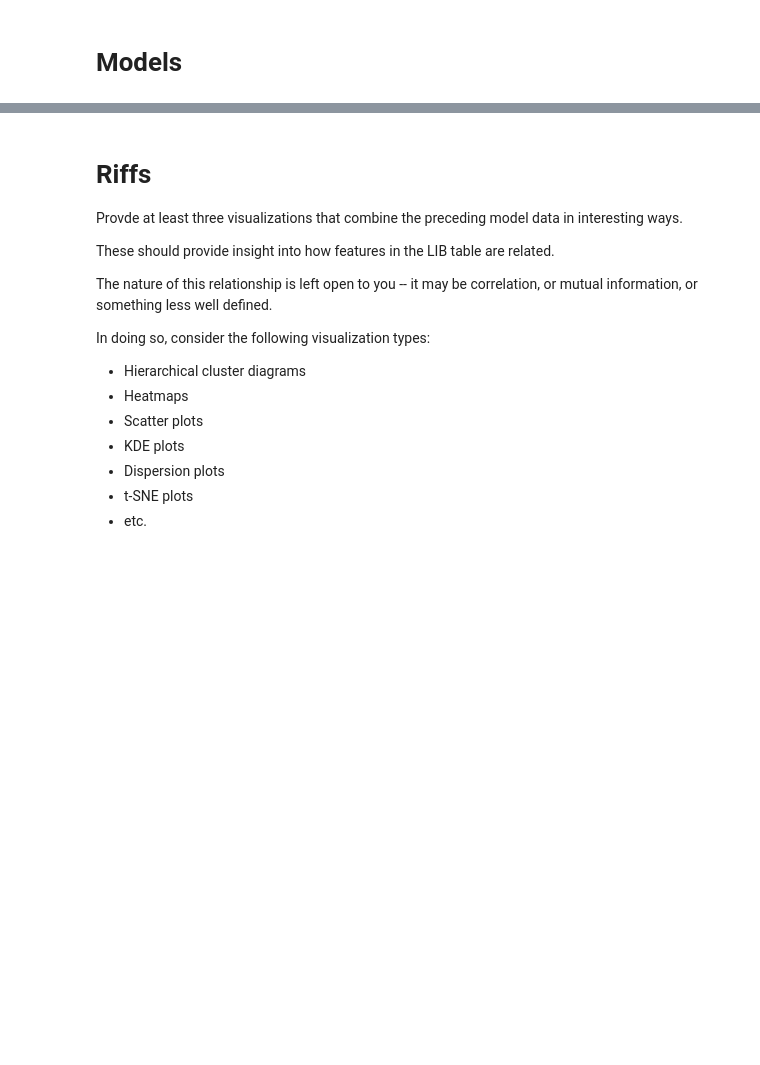
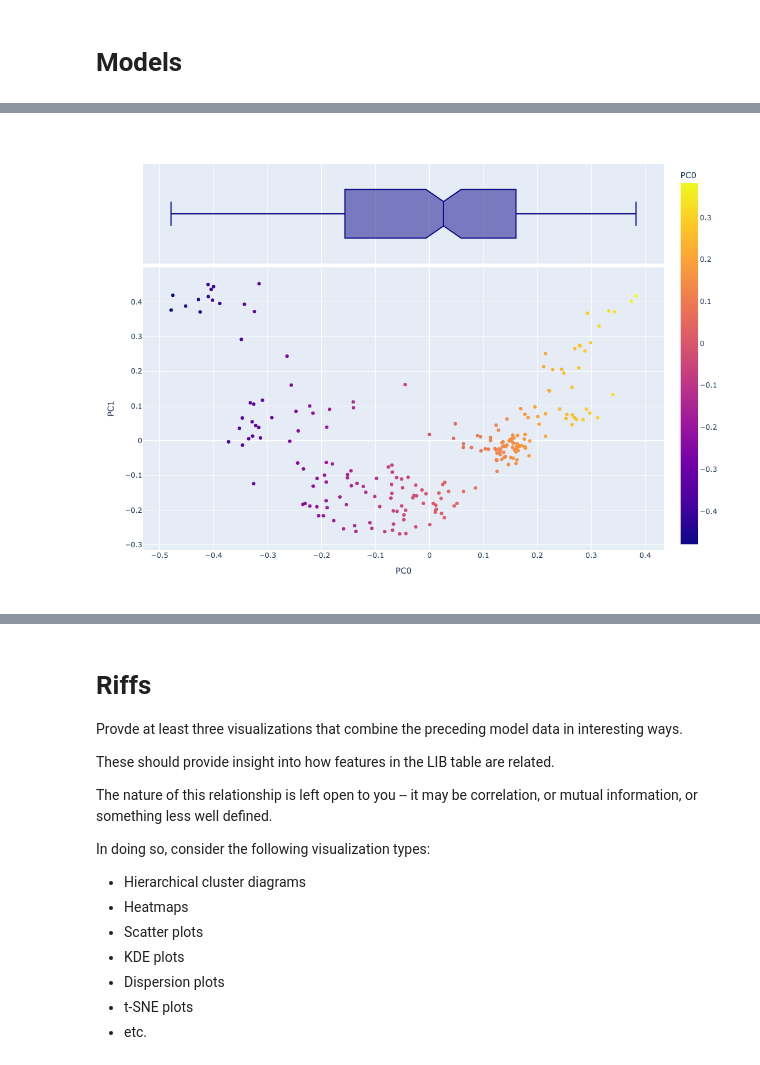
Before and after one commit to Icy4r/DS5001-proj, a Jupyter notebook: FinalProject_icy4r.ipynb, the cells around one changed output, grey strips where cells are left out. Saved outputs shown, nothing was run; the diff lists cells and outputs as text; code cells hidden in the pictures; blank space fills up the shorter version.

```diff
--- a/FinalProject_icy4r.ipynb
+++ b/FinalProject_icy4r.ipynb
@@ -204,4 +206,9 @@ The component-term matrix generated.
 - Delimitter: ,
+# %%
+# For visualization purposes
+from IPython.display import Image
+from IPython.core.display import HTML
+PATH = "graphs/"
 # %% [markdown]
 ## PCA Visualization 1 (4)
 
@@ -220,0 +220,4 @@ There is a clear distinction between the two authors in that Tolkien books are m
+# %%
+Image(filename = PATH + "graph1.png")
+# %% [output]
+[figure, added]
```
Also changed, not shown: parts of 48 cells of this notebook, 3 other files.
